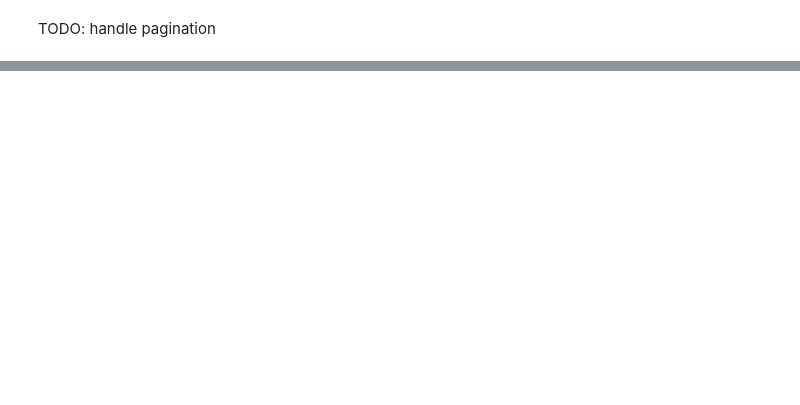
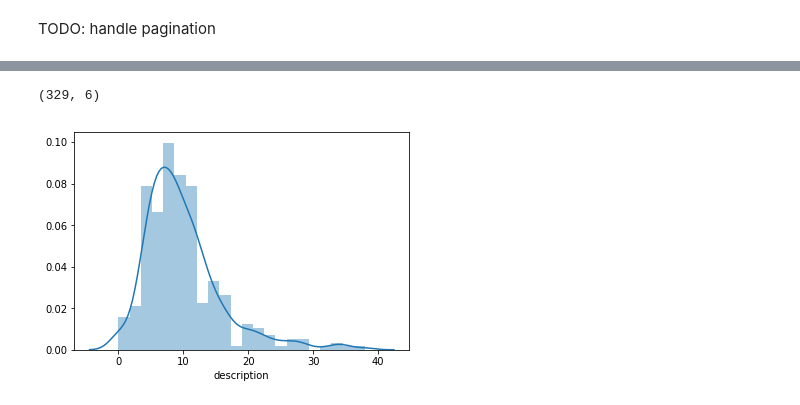
Before and after one commit to lambdaofgod/api-examples, a Jupyter notebook: Github_GraphQL_API.ipynb, the cells around one changed output, grey strips where cells are left out. Cells and saved outputs as stored; diff of their text form; code cells hidden in the pictures; blank space fills up the shorter version.

```diff
--- a/Github_GraphQL_API.ipynb
+++ b/Github_GraphQL_API.ipynb
@@ -76,0 +94,8 @@ starred_repo_df
+# %%
+starred_repo_df.drop_duplicates('name').shape
+# %% [output]
+(329, 6)
+# %%
+sns.distplot(starred_repo_df['description'].str.split().apply(lambda l: 0 if l is None else len(l)));
+# %% [output]
+[figure, added]
```
Also changed, not shown: parts of 7 cells of this notebook.
